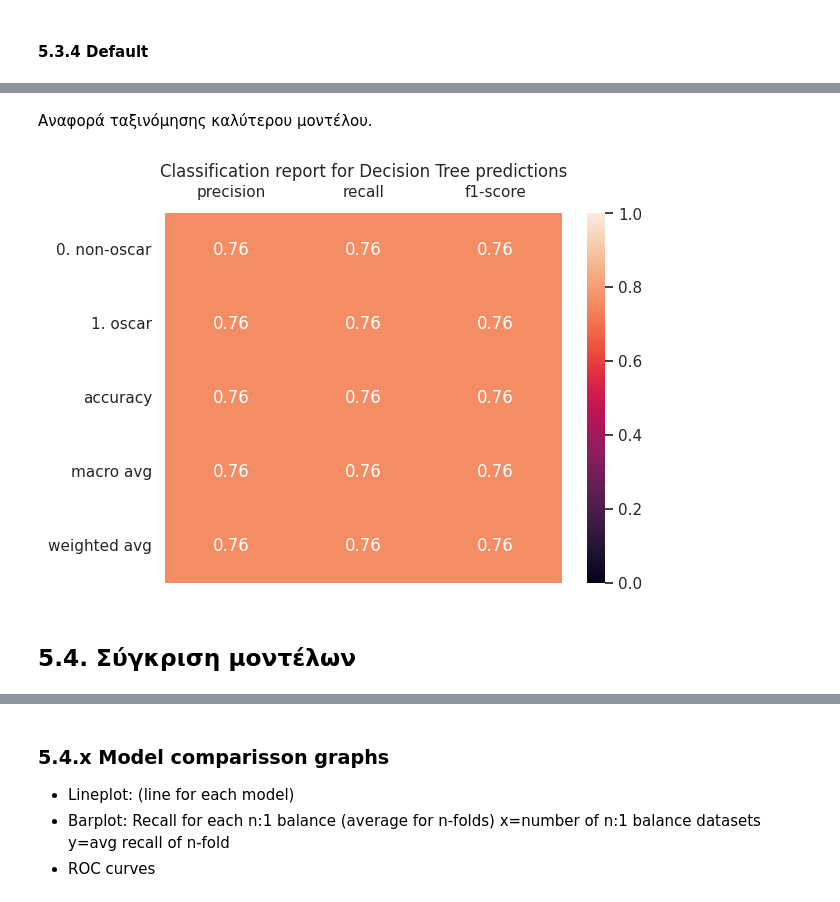
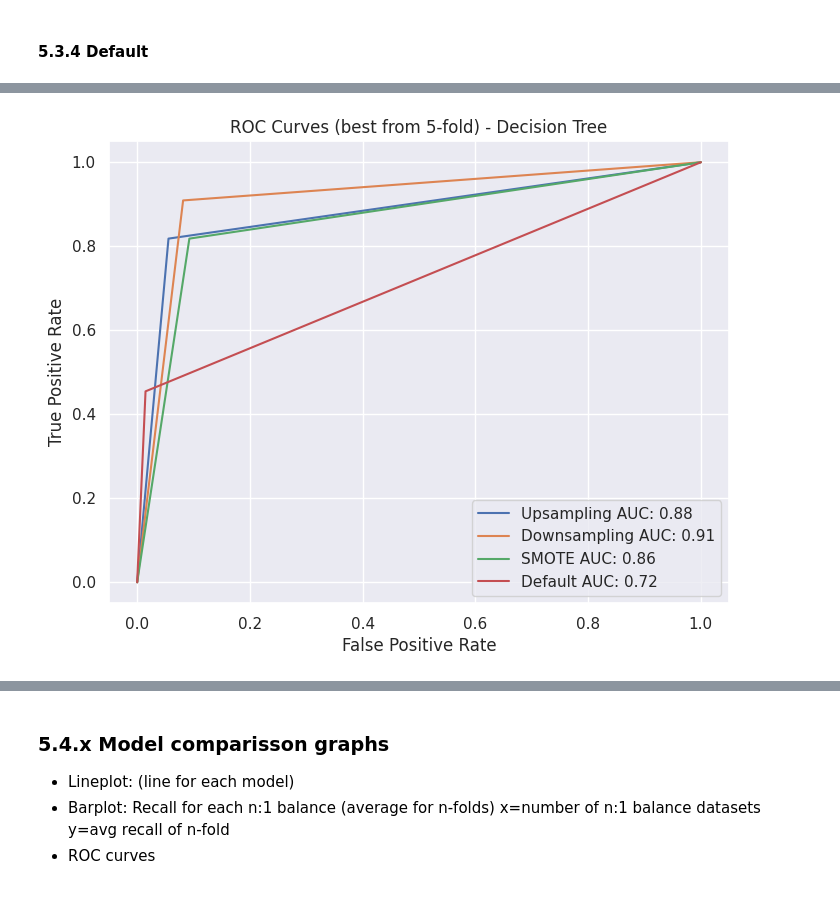
Before and after one commit to AAleksandros/HUA-DIT-Data-mining-project, a Jupyter notebook: project.ipynb, the cells around one changed output, grey strips where cells are left out. Saved outputs shown, nothing was run; the diff lists cells and outputs as text; code cells hidden in the pictures.

```diff
--- a/project.ipynb
+++ b/project.ipynb
@@ -1999,15 +1568,7 @@ plt.show()
-# %% [markdown]
-Αναφορά ταξινόμησης καλύτερου μοντέλου.
-# %%
-clf_report = classification_report(y_test, y_test_pred, output_dict=True, target_names=['0. non-oscar', '1. oscar'])
-
-# sns.reset_orig()
-sns.set_theme()
-sns.heatmap(pd.DataFrame(clf_report).iloc[:-1, :].T, annot=True, vmin=0, vmax=1)
-plt.title('Classification report for Decision Tree predictions')
-plt.tick_params(labelbottom = False, labeltop=True)
-plt.show()
-# %% [output]
-[figure, removed]
-# %% [markdown]
-## 5.4. Σύγκριση μοντέλων
+# %%
+plot_roc_curves(best_performing_ups_dt_model,
+                best_performing_dwn_dt_model,
+                best_performing_smote_dt_model,
+                best_performing_default_dt_model, 'ROC Curves (best from 5-fold) - Decision Tree')
+# %% [output]
+[figure, added]
```
Also changed, not shown: parts of 58 cells of this notebook.
